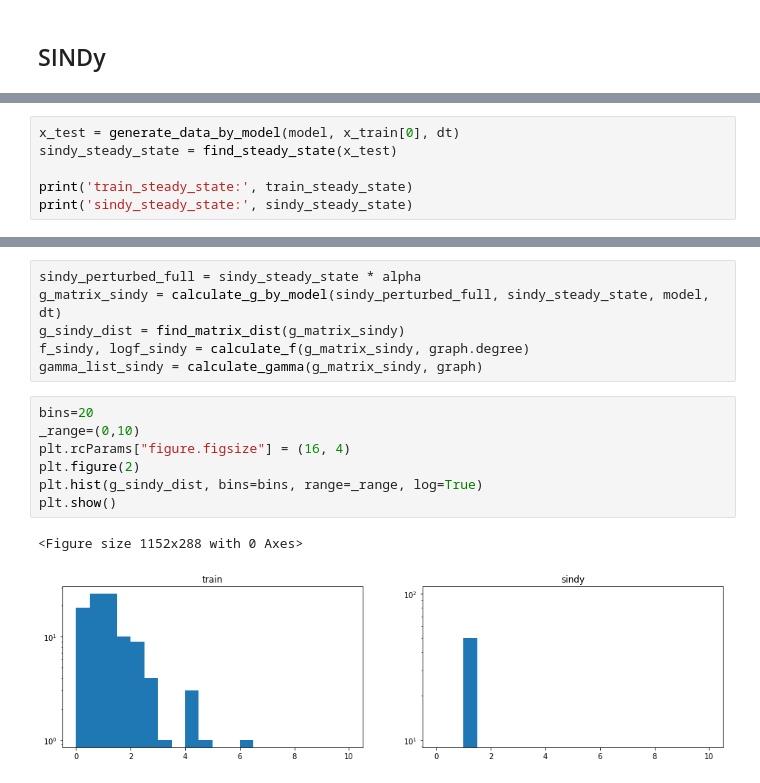
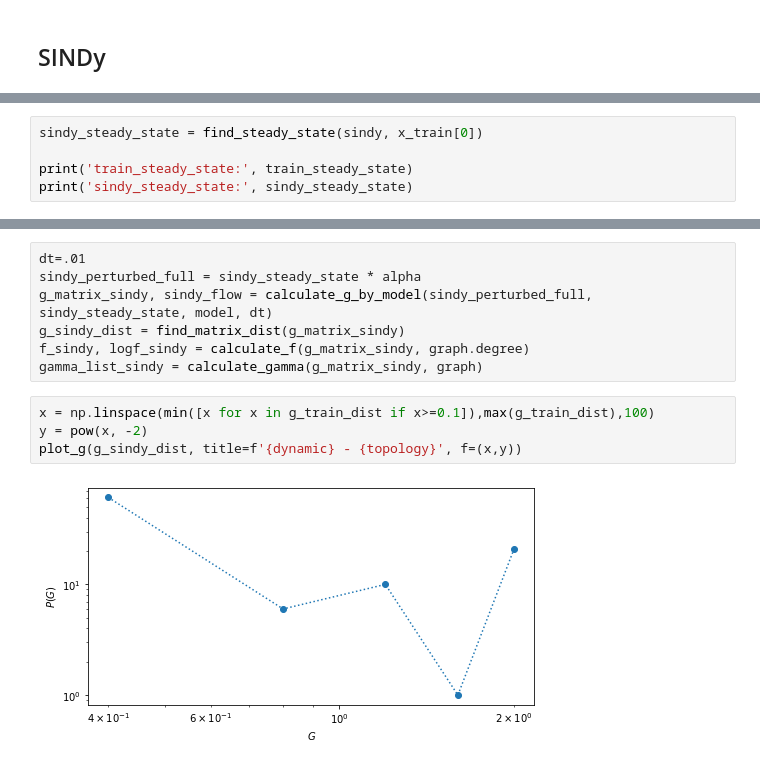
Before and after one commit to aliydgr/ms-thesis, a Jupyter notebook: information-flow.ipynb, the cells around one changed output, grey strips where cells are left out. Drawn from its saved outputs; the diff is of its cells as text.

```diff
--- a/information-flow.ipynb
+++ b/information-flow.ipynb
@@ -48,6 +69,5 @@ result = model.fit(x_train, t=dt)
 # %%
-x_test = generate_data_by_model(model, x_train[0], dt)
-sindy_steady_state = find_steady_state(x_test)
+sindy_steady_state = find_steady_state(sindy, x_train[0])
 
 print('train_steady_state:', train_steady_state)
 print('sindy_steady_state:', sindy_steady_state)
@@ -82,19 +79,16 @@ plot_flow(x_sindy_flow)
 # %%
+dt=.01
 sindy_perturbed_full = sindy_steady_state * alpha
-g_matrix_sindy = calculate_g_by_model(sindy_perturbed_full, sindy_steady_state, model, dt)
+g_matrix_sindy, sindy_flow = calculate_g_by_model(sindy_perturbed_full, sindy_steady_state, model, dt)
 g_sindy_dist = find_matrix_dist(g_matrix_sindy)
 f_sindy, logf_sindy = calculate_f(g_matrix_sindy, graph.degree)
 gamma_list_sindy = calculate_gamma(g_matrix_sindy, graph)
-# %%
-bins=20
-_range=(0,10)
-plt.rcParams["figure.figsize"] = (16, 4)
-plt.figure(2)
-plt.hist(g_sindy_dist, bins=bins, range=_range, log=True)
-plt.show()
-# %% [output]
-<Figure size 1152x288 with 0 Axes>
-[figure, removed]
+# %%
+x = np.linspace(min([x for x in g_train_dist if x>=0.1]),max(g_train_dist),100)
+y = pow(x, -2)
+plot_g(g_sindy_dist, title=f'{dynamic} - {topology}', f=(x,y))
+# %% [output]
+[figure, added]
 # %%
 print(f_train)
 print(f_sindy)
```
Also changed, not shown: parts of 13 cells of this notebook, 1 other file.
